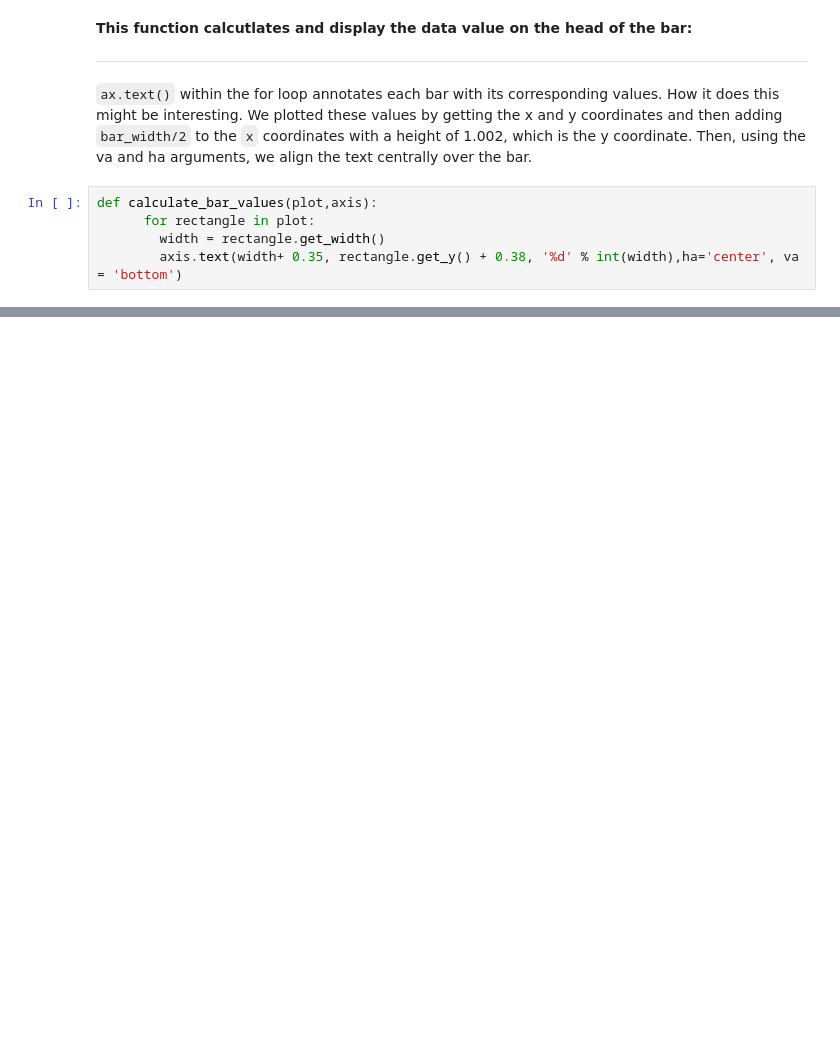
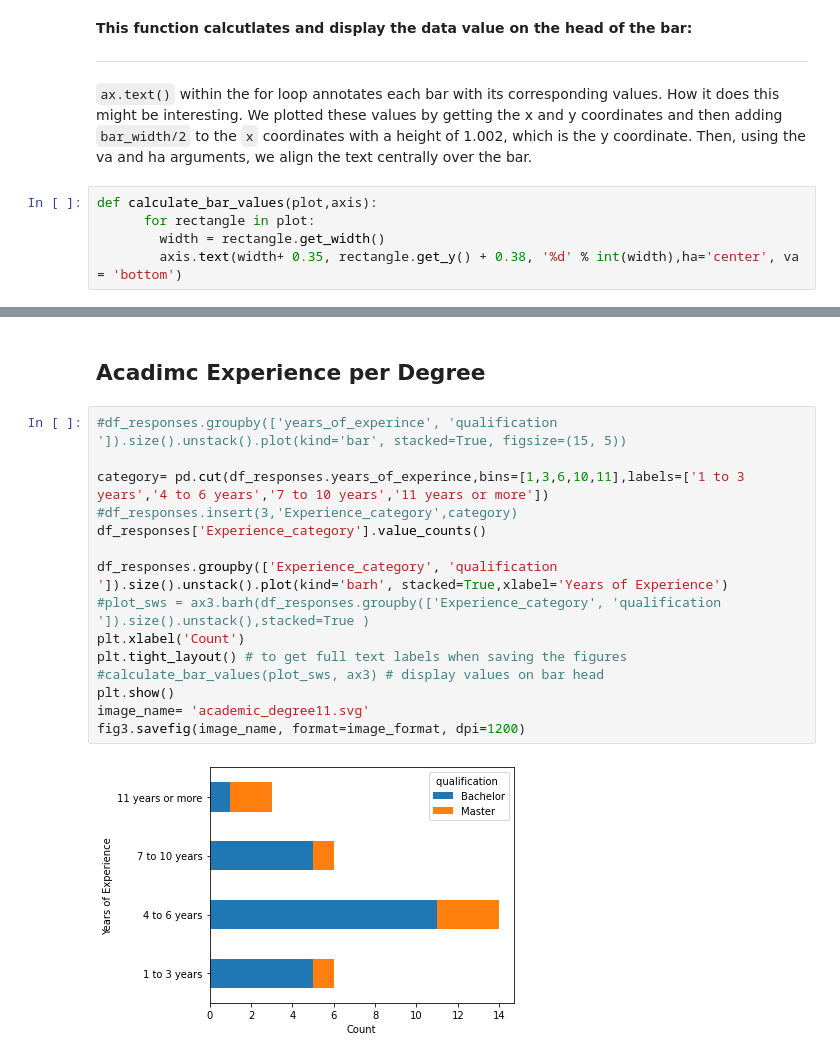
Before and after one commit to eng-aomar/Security_in_practice, a Jupyter notebook: security_in_practice.ipynb, the cells around one changed output, grey strips where cells are left out. Cells and saved outputs as stored; diff of their text form; blank space fills up the shorter version.

```diff
--- a/security_in_practice.ipynb
+++ b/security_in_practice.ipynb
@@ -210,0 +241,19 @@ fig1.savefig(image_name, format=image_format, dpi=1200)
+# %% [markdown]
+## Acadimc Experience per Degree
+# %%
+#df_responses.groupby(['years_of_experince', 'qualification ']).size().unstack().plot(kind='bar', stacked=True, figsize=(15, 5))
+
+category= pd.cut(df_responses.years_of_experince,bins=[1,3,6,10,11],labels=['1 to 3 years','4 to 6 years','7 to 10 years','11 years or more'])
+#df_responses.insert(3,'Experience_category',category)
+df_responses['Experience_category'].value_counts()
+
+df_responses.groupby(['Experience_category', 'qualification ']).size().unstack().plot(kind='barh', stacked=True,xlabel='Years of Experience')
+#plot_sws = ax3.barh(df_responses.groupby(['Experience_category', 'qualification ']).size().unstack(),stacked=True )
+plt.xlabel('Count')
+plt.tight_layout() # to get full text labels when saving the figures
+#calculate_bar_values(plot_sws, ax3) # display values on bar head
+plt.show()
+image_name= 'academic_degree11.svg'
+fig3.savefig(image_name, format=image_format, dpi=1200)
+# %% [output]
+[figure, added]
```
Also changed, not shown: parts of 10 cells of this notebook.
